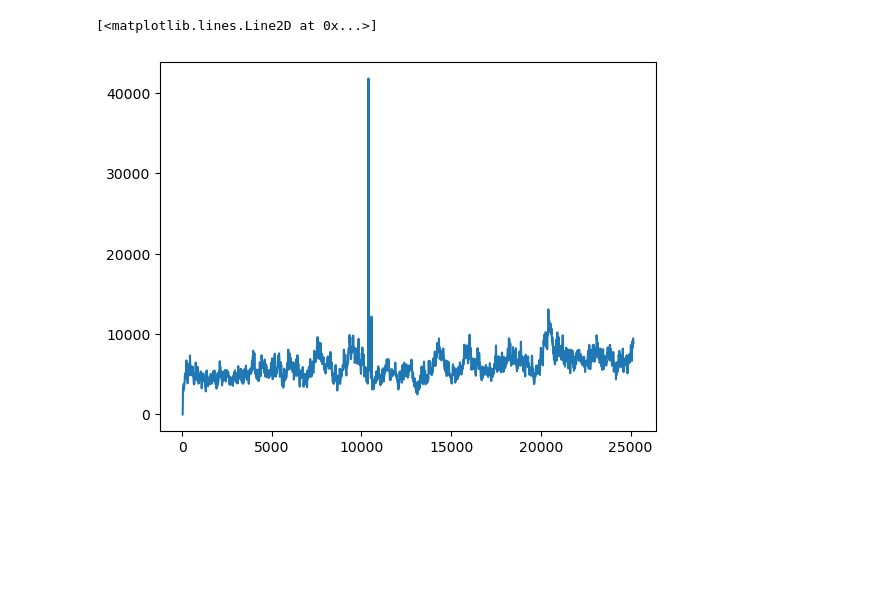
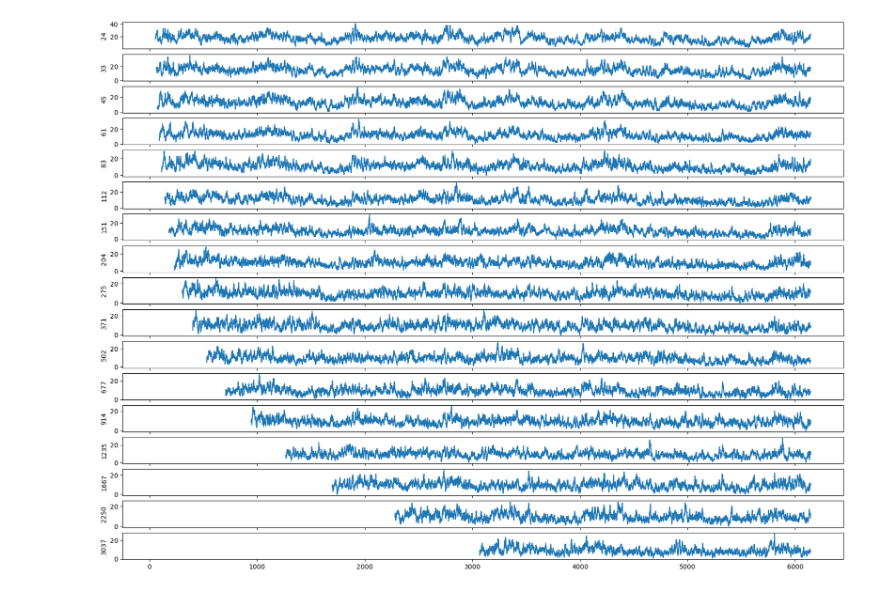
Before and after one commit to Shamaich1337/NMOT, a Jupyter notebook: notebooks/soi_lags.ipynb, the cells around one changed output. Saved outputs shown, nothing was run; the diff lists cells and outputs as text; code cells hidden in the pictures; blank space fills up the shorter version.

```diff
--- a/notebooks/soi_lags.ipynb
+++ b/notebooks/soi_lags.ipynb
@@ -47,7 +47,7 @@ def calc_soi_lags(canvas, frame_shape, high_frame_threshold, low_frame_threshold
 
     return canvas, l2_len, soi_area, soi_counts
 # %%
-file_path = Path(r'E:\asp\Ants\F.rufa\knn_kalman\S1240024.csv')
+file_path = Path(r'../data/knn_kalman/frufa/S1240025.csv')
 df_test = pd.read_csv(file_path,
                       dtype={'frame':np.uint16,
                              'track_id':np.uint16,
@@ -58,16 +58,22 @@ df_test = pd.read_csv(file_path,
 df_test = df_test[(df_test['x']>=0)&(df_test['y']>=0)].reset_index(drop=True)
 df_test = df_test.round().astype({'x': np.int32, 'y': np.int32})
 # %%
-lag = 200
+lags = np.exp(np.arange(np.log(25), np.log(df_test.frame.max()//2), 0.3)).astype(np.uint16)
 thickness = 5
-result = {}
-pbar = tqdm(df_test['frame'].unique()[::10])
-for _fr in pbar:
-    _df = df_test[(df_test['frame']<=_fr)&(df_test['frame']>_fr-lag)]
-    arr = _df[['x', 'y']].to_numpy()
-    pairwise_differences = arr[:, None, :] - arr[None, :, :]
-    dists = np.linalg.norm(pairwise_differences, axis=2)
-    indices = np.tril_indices_from(dists, k=-1)
-    valid = dists[indices]
-    valid_intersect = sum(valid<2*thickness)
-    result[_fr] = valid_intersect
+result_lags = {}
+pbar1 = tqdm(lags, position=1)
+for lag in pbar1:
+
+
+    result = {}
+    pbar2 = tqdm(df_test['frame'].unique()[lag:], position=0)
+    for _fr in pbar2:
+        _df = df_test[(df_test['frame']==_fr)|(df_test['frame']==_fr-lag)]
+        arr = _df[['x', 'y']].to_numpy()
+        pairwise_differences = arr[:, None, :] - arr[None, :, :]
+        dists = np.linalg.norm(pairwise_differences, axis=2)
+        indices = np.tril_indices_from(dists, k=-1)
+        valid = dists[indices]
+        valid_intersect = sum(valid<2*thickness)
+        result[_fr] = valid_intersect
+    result_lags[lag] = result
@@ -76,6 +80,10 @@ result = pd.Series(result)
-# %%
-# plt.plot(pd.Series(result).cumsum())
-plt.plot(result)
-# %% [output]
-[<matplotlib.lines.Line2D at 0x...>]
-[figure, removed]
+# %%
+df = pd.DataFrame(result_lags)
+# %%
+fig, axes = plt.subplots(nrows=df.shape[1], sharex=True)
+axes = axes.flatten()
+fig.set_size_inches((20, 15))
+for idx, ax in enumerate(axes):
+    sns.lineplot(df.iloc[:, idx], ax=ax)
+# %% [output]
+[figure, added]
```
Also changed, not shown: parts of 1 cell of this notebook.
